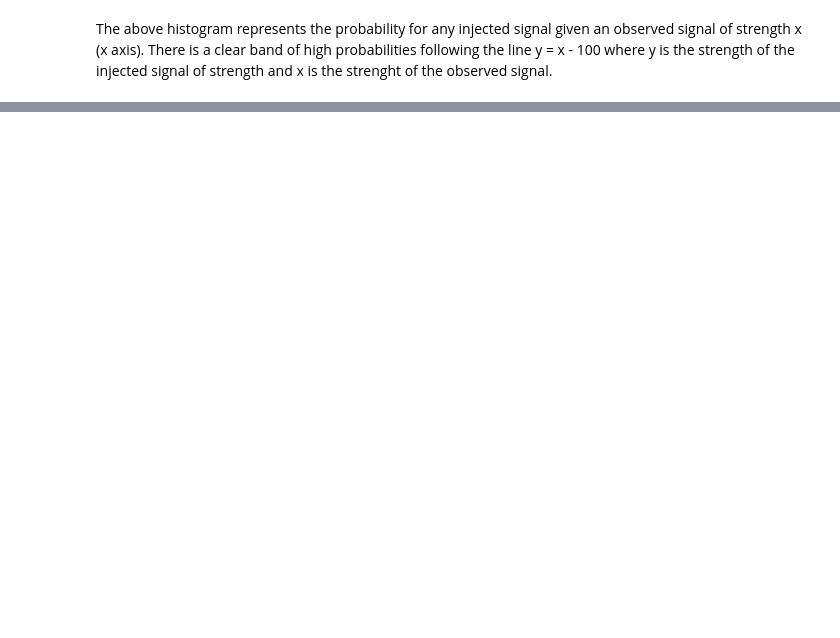
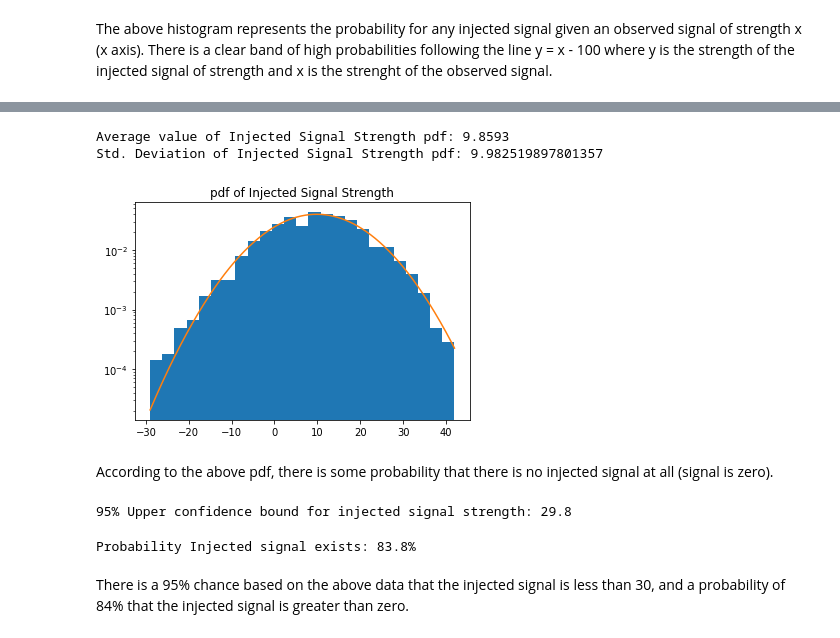
Before and after one commit to Chkoda/PHYS434, a Jupyter notebook: Lab#6.ipynb, the cells around one changed output, grey strips where cells are left out. Cells and saved outputs as stored; diff of their text form; code cells hidden in the pictures; blank space fills up the shorter version.

```diff
--- a/Lab#6.ipynb
+++ b/Lab#6.ipynb
@@ -83,0 +136,36 @@ For a given observed strength of 296 (16$\sigma$), the above histogram represent
+# %%
+obs_sig=110 #1 sigma
+noise = stats.poisson.rvs(mu=100, size=10000)
+observed = np.ones(10000)*obs_sig
+injected = observed - noise
+avg_inj = injected.mean()
+std_inj = injected.std()
+print(f"Average value of Injected Signal Strength pdf: {avg_inj}")
+print(f"Std. Deviation of Injected Signal Strength pdf: {std_inj}")
+x_start = min(injected)
+x_end = max(injected)
+
+h = plt.hist(injected, bins=25, density=True)
+x = np.linspace(h[1][0], h[1][-1], 10000)
+plt.plot(x,stats.norm.pdf(x,loc=avg_inj,scale=std_inj))
+plt.yscale('log')
+plt.title('pdf of Injected Signal Strength')
+plt.show()
+# %% [output]
+Average value of Injected Signal Strength pdf: 9.8593
+Std. Deviation of Injected Signal Strength pdf: 9.982519897801357
+[figure, added]
+# %% [markdown]
+According to the above pdf, there is some probability that there is no injected signal at all (signal is zero).
+# %%
+upper = stats.norm.isf(stats.norm.sf(2),loc=avg_inj,scale=std_inj)
+print(f"95% Upper confidence bound for injected signal strength: {upper:.1f}")
+# %% [output]
+95% Upper confidence bound for injected signal strength: 29.8
+# %%
+prob_exist = stats.norm.sf(0,loc=avg_inj,scale=std_inj)*100
+print(f"Probability Injected signal exists: {prob_exist:.1f}%")
+# %% [output]
+Probability Injected signal exists: 83.8%
+# %% [markdown]
+There is a 95% chance based on the above data that the injected signal is less than 30, and a probability of 84% that the injected signal is greater than zero.
```
Also changed, not shown: parts of 8 cells of this notebook, 1 other file.
